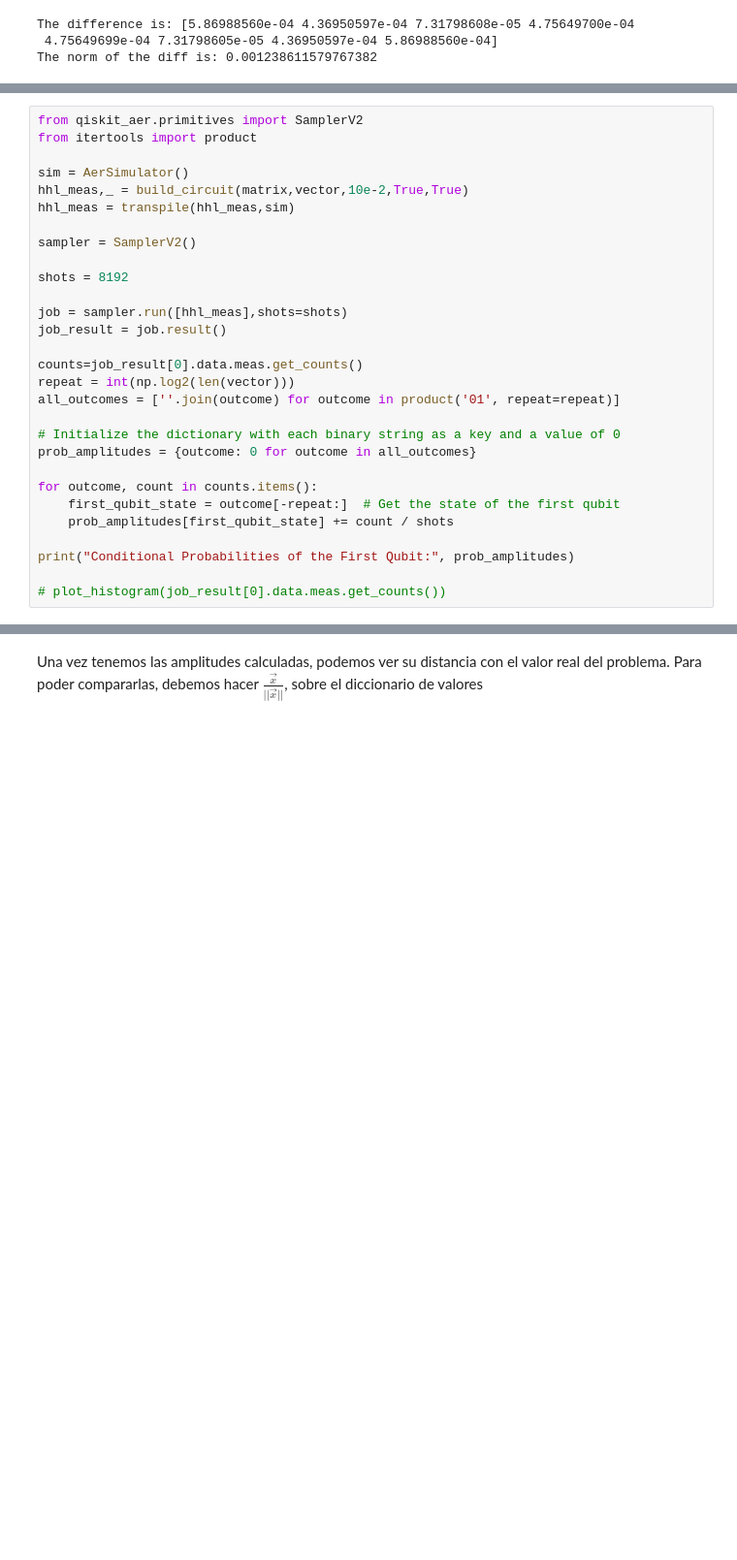
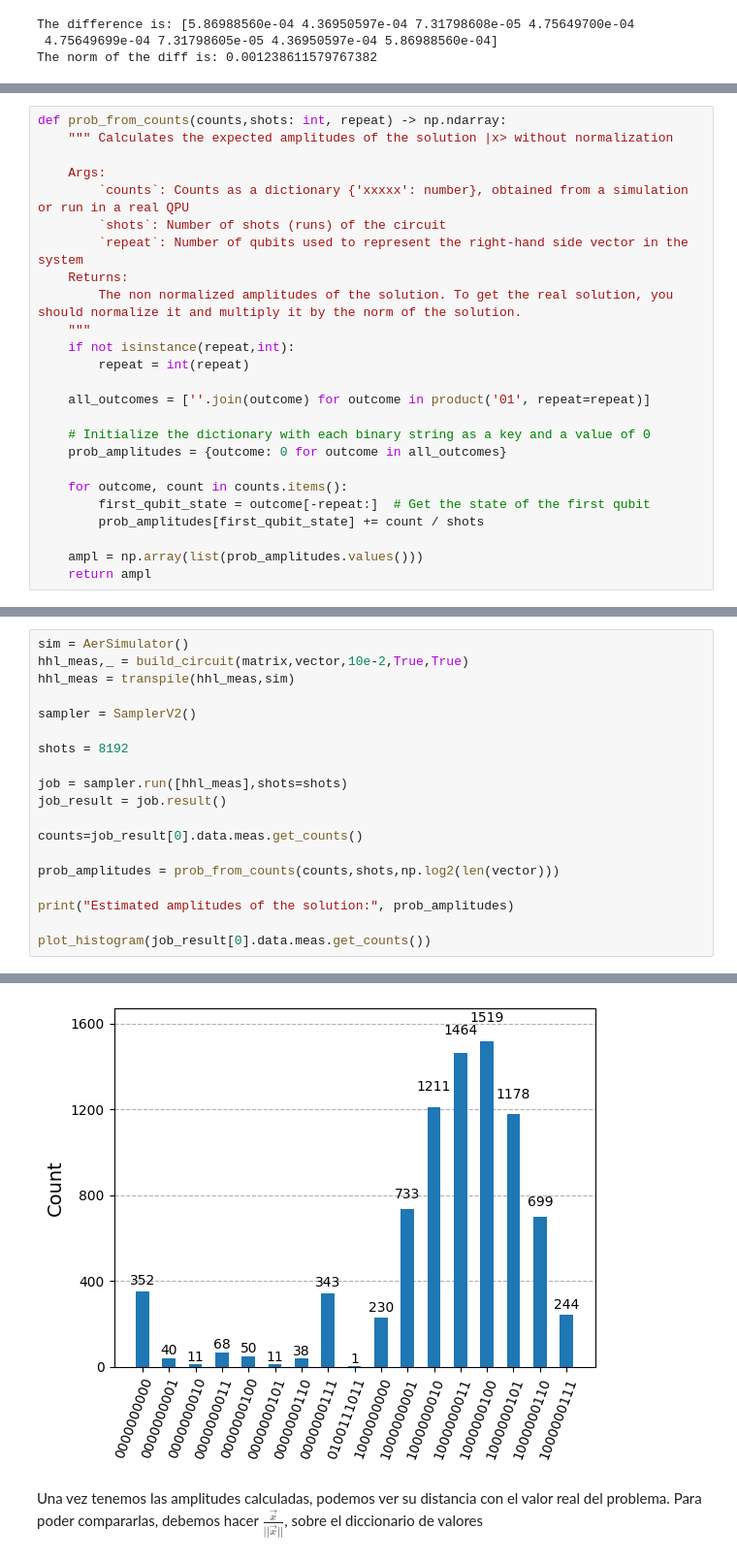
Before and after one commit to Nicofero/CITMAGA, a Jupyter notebook: Pruebas_Qiskit.ipynb, the cells around one changed output, grey strips where cells are left out. Shown at 97% size. Cells and saved outputs as stored; diff of their text form; blank space fills up the shorter version.

```diff
--- a/Pruebas_Qiskit.ipynb
+++ b/Pruebas_Qiskit.ipynb
@@ -406,0 +409,25 @@ The norm of the diff is: 0.001238611579767382
+# %%
+def prob_from_counts(counts,shots: int, repeat) -> np.ndarray:
+    """ Calculates the expected amplitudes of the solution |x> without normalization
+
+    Args:
+        `counts`: Counts as a dictionary {'xxxxx': number}, obtained from a simulation or run in a real QPU
+        `shots`: Number of shots (runs) of the circuit
+        `repeat`: Number of qubits used to represent the right-hand side vector in the system
+    Returns:
+        The non normalized amplitudes of the solution. To get the real solution, you should normalize it and multiply it by the norm of the solution.
+    """
+    if not isinstance(repeat,int):
+        repeat = int(repeat)
+
+    all_outcomes = [''.join(outcome) for outcome in product('01', repeat=repeat)]
+
+    # Initialize the dictionary with each binary string as a key and a value of 0
+    prob_amplitudes = {outcome: 0 for outcome in all_outcomes}
+
+    for outcome, count in counts.items():
+        first_qubit_state = outcome[-repeat:]  # Get the state of the first qubit
+        prob_amplitudes[first_qubit_state] += count / shots
+
+    ampl = np.array(list(prob_amplitudes.values()))
+    return ampl
@@ -407,7 +438,4 @@ The norm of the diff is: 0.001238611579767382
 # %%
-from qiskit_aer.primitives import SamplerV2
-from itertools import product
-
 sim = AerSimulator()
 hhl_meas,_ = build_circuit(matrix,vector,10e-2,True,True)
 hhl_meas = transpile(hhl_meas,sim)
@@ -420,17 +448,10 @@ job = sampler.run([hhl_meas],shots=shots)
 job_result = job.result()
 
 counts=job_result[0].data.meas.get_counts()
-repeat = int(np.log2(len(vector)))
-all_outcomes = [''.join(outcome) for outcome in product('01', repeat=repeat)]
 
-# Initialize the dictionary with each binary string as a key and a value of 0
-prob_amplitudes = {outcome: 0 for outcome in all_outcomes}
+prob_amplitudes = prob_from_counts(counts,shots,np.log2(len(vector)))
 
-for outcome, count in counts.items():
-    first_qubit_state = outcome[-repeat:]  # Get the state of the first qubit
-    prob_amplitudes[first_qubit_state] += count / shots
+print("Estimated amplitudes of the solution:", prob_amplitudes)
 
-print("Conditional Probabilities of the First Qubit:", prob_amplitudes)
-
-# plot_histogram(job_result[0].data.meas.get_counts())
+plot_histogram(job_result[0].data.meas.get_counts())
 # %% [output]
@@ -438,3 +460,4 @@ Conditional Probabilities of the First Qubit: {'000': 0.06640625, '001': 0.09033
+[figure, added]
 # %% [markdown]
 Una vez tenemos las amplitudes calculadas, podemos ver su distancia con el valor real del problema. Para poder compararlas, debemos hacer $\frac{\vec{x}}{||\vec{x}||}$, sobre el diccionario de valores
 # %%
```
Also changed, not shown: parts of 11 cells of this notebook.
